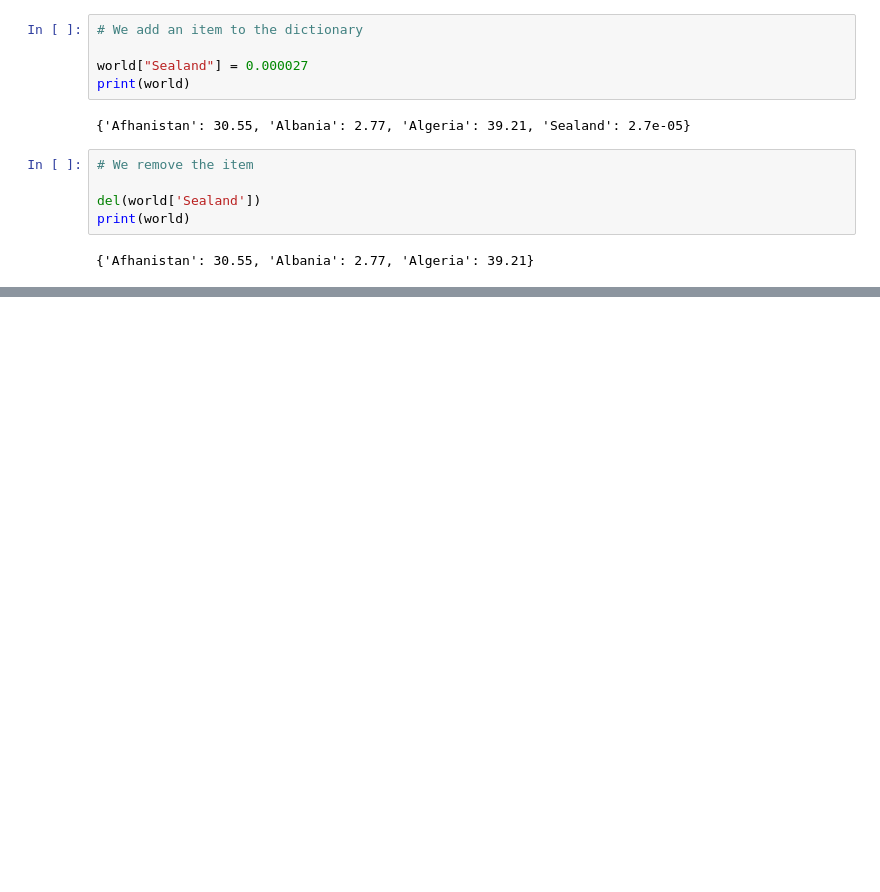
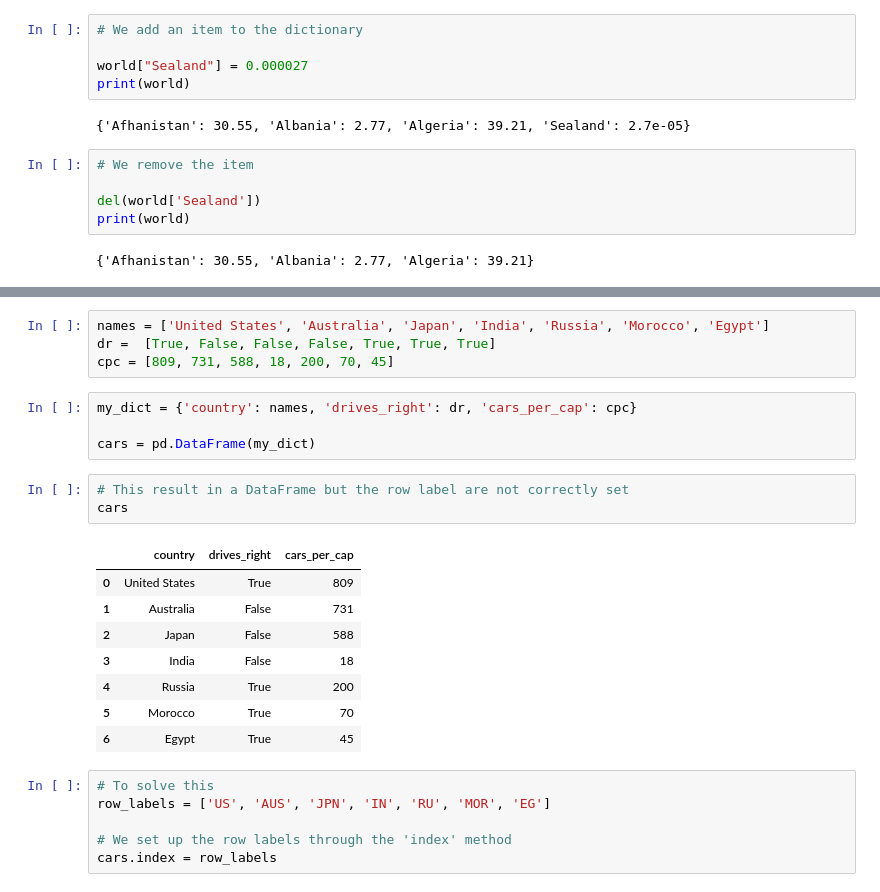
Before and after one commit to JeffBucker/DatacampDataAnalystTrack, a Jupyter notebook: Intermediate Python.ipynb, the cells around one changed output, grey strips where cells are left out. Drawn from its saved outputs; the diff is of its cells as text; blank space fills up the shorter version.

```diff
--- a/Intermediate Python.ipynb
+++ b/Intermediate Python.ipynb
@@ -185,0 +204,26 @@ paris
+# %%
+names = ['United States', 'Australia', 'Japan', 'India', 'Russia', 'Morocco', 'Egypt']
+dr =  [True, False, False, False, True, True, True]
+cpc = [809, 731, 588, 18, 200, 70, 45]
+# %%
+my_dict = {'country': names, 'drives_right': dr, 'cars_per_cap': cpc}
+
+cars = pd.DataFrame(my_dict)
+# %%
+# This result in a DataFrame but the row label are not correctly set
+cars
+# %% [output]
+|  | country | drives_right | cars_per_cap |
+| 0 | United States | True | 809 |
+| 1 | Australia | False | 731 |
+| 2 | Japan | False | 588 |
+| 3 | India | False | 18 |
+| 4 | Russia | True | 200 |
+| 5 | Morocco | True | 70 |
+| 6 | Egypt | True | 45 |
+# %%
+# To solve this
+row_labels = ['US', 'AUS', 'JPN', 'IN', 'RU', 'MOR', 'EG']
+
+# We set up the row labels through the 'index' method
+cars.index = row_labels
```
Also changed, not shown: parts of 8 cells of this notebook.
